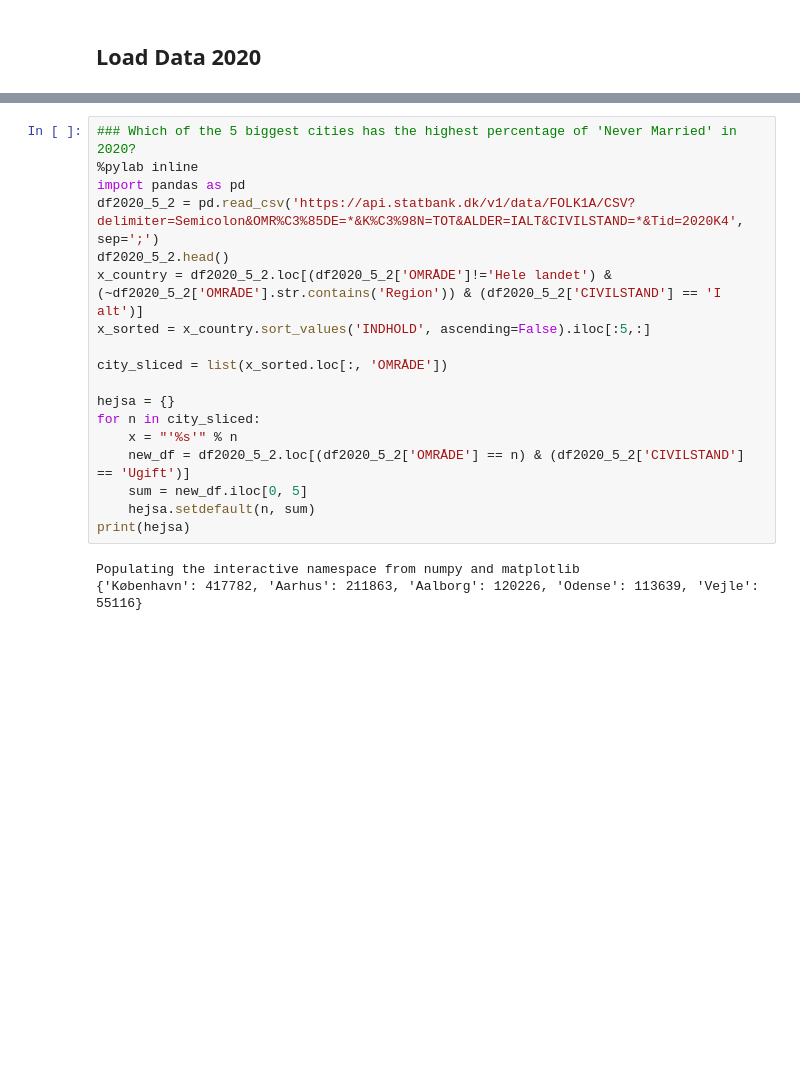
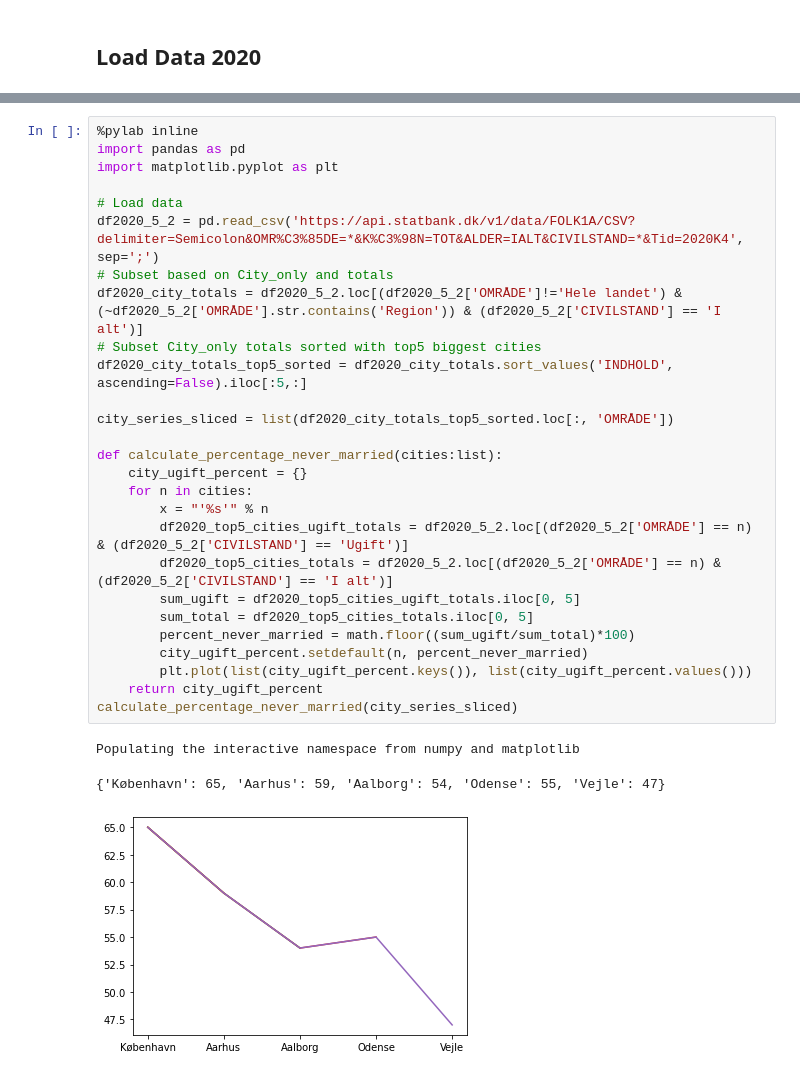
Before and after one commit to Peter-Rambeck/python_week_handin, a Jupyter notebook: Week_5.ipynb, the cells around one changed output, grey strips where cells are left out. Saved outputs shown, nothing was run; the diff lists cells and outputs as text; blank space fills up the shorter version.

```diff
--- a/Week_5.ipynb
+++ b/Week_5.ipynb
@@ -83,21 +99,31 @@ print('Married in 2020:', married_2020)
 # %%
-### Which of the 5 biggest cities has the highest percentage of 'Never Married' in 2020?
 %pylab inline
 import pandas as pd
+import matplotlib.pyplot as plt
+
+# Load data
 df2020_5_2 = pd.read_csv('https://api.statbank.dk/v1/data/FOLK1A/CSV?delimiter=Semicolon&OMR%C3%85DE=*&K%C3%98N=TOT&ALDER=IALT&CIVILSTAND=*&Tid=2020K4', sep=';')
-df2020_5_2.head()
-x_country = df2020_5_2.loc[(df2020_5_2['OMRÅDE']!='Hele landet') & (~df2020_5_2['OMRÅDE'].str.contains('Region')) & (df2020_5_2['CIVILSTAND'] == 'I alt')]
-x_sorted = x_country.sort_values('INDHOLD', ascending=False).iloc[:5,:]
+# Subset based on City_only and totals
+df2020_city_totals = df2020_5_2.loc[(df2020_5_2['OMRÅDE']!='Hele landet') & (~df2020_5_2['OMRÅDE'].str.contains('Region')) & (df2020_5_2['CIVILSTAND'] == 'I alt')]
+# Subset City_only totals sorted with top5 biggest cities
+df2020_city_totals_top5_sorted = df2020_city_totals.sort_values('INDHOLD', ascending=False).iloc[:5,:]
 
-city_sliced = list(x_sorted.loc[:, 'OMRÅDE'])
+city_series_sliced = list(df2020_city_totals_top5_sorted.loc[:, 'OMRÅDE'])
 
-hejsa = {}
-for n in city_sliced:
-    x = "'%s'" % n
-    new_df = df2020_5_2.loc[(df2020_5_2['OMRÅDE'] == n) & (df2020_5_2['CIVILSTAND'] == 'Ugift')]
-    sum = new_df.iloc[0, 5]
-    hejsa.setdefault(n, sum)
-print(hejsa)
+def calculate_percentage_never_married(cities:list):
+    city_ugift_percent = {}
+    for n in cities:
+        x = "'%s'" % n
+        df2020_top5_cities_ugift_totals = df2020_5_2.loc[(df2020_5_2['OMRÅDE'] == n) & (df2020_5_2['CIVILSTAND'] == 'Ugift')]
+        df2020_top5_cities_totals = df2020_5_2.loc[(df2020_5_2['OMRÅDE'] == n) & (df2020_5_2['CIVILSTAND'] == 'I alt')]
+        sum_ugift = df2020_top5_cities_ugift_totals.iloc[0, 5]
+        sum_total = df2020_top5_cities_totals.iloc[0, 5]
+        percent_never_married = math.floor((sum_ugift/sum_total)*100)
+        city_ugift_percent.setdefault(n, percent_never_married)
+        plt.plot(list(city_ugift_percent.keys()), list(city_ugift_percent.values()))
+    return city_ugift_percent
+calculate_percentage_never_married(city_series_sliced)
 # %% [output]
 Populating the interactive namespace from numpy and matplotlib
-{'København': 417782, 'Aarhus': 211863, 'Aalborg': 120226, 'Odense': 113639, 'Vejle': 55116}
+{'København': 65, 'Aarhus': 59, 'Aalborg': 54, 'Odense': 55, 'Vejle': 47}
+[figure, added]
```
Also changed, not shown: parts of 10 cells of this notebook.
